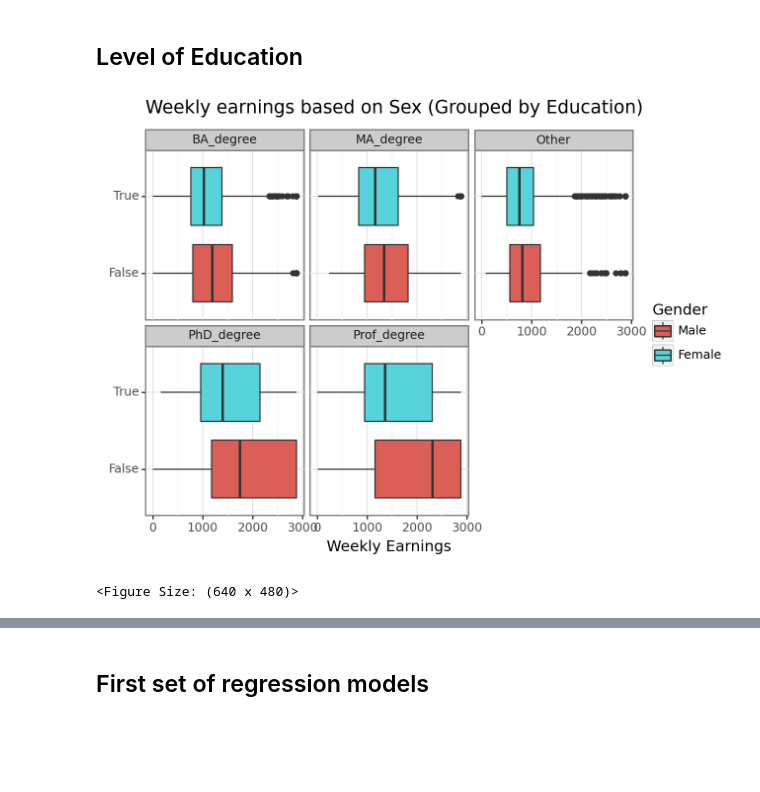
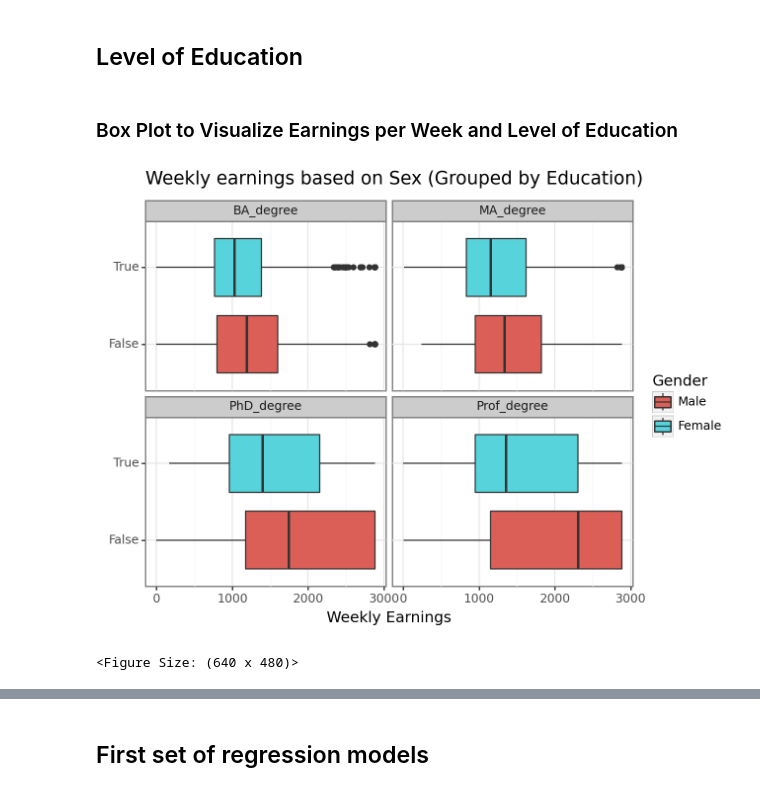
Before and after one commit to Iandrewburg/DA-2-ASSIGNMENT-1, a Jupyter notebook: DA_2_HW_1_Delivery.ipynb, the cells around one changed output, grey strips where cells are left out. Cells and saved outputs as stored; diff of their text form; code cells hidden in the pictures; blank space fills up the shorter version.

```diff
--- a/DA_2_HW_1_Delivery.ipynb
+++ b/DA_2_HW_1_Delivery.ipynb
@@ -169,17 +182,22 @@ def EducationLvl(row):
         return "Other"
 
 xc["Education"] = xc.apply(EducationLvl, axis = 1)
+# %% [markdown]
+### Box Plot to Visualize Earnings per Week and Level of Education
 # %%
+# Filter out the 'Other' category from your dataset
+xc_filtered = xc[xc['Education'] != 'Other']
+
 (
-    ggplot(data=xc) +
-    aes(x="female", y="earnwke", fill="female") +  # Corrected here
-    geom_boxplot() +
-    coord_flip() +
-    facet_wrap("~Education") +  # Assuming 'Education' is a column in your dataframe
-    theme_bw() +
-    scale_fill_discrete(labels=["Male", "Female"]) +
-    labs(title="Weekly earnings based on Sex (Grouped by Education)", x="", y="Weekly Earnings", fill="Gender")
+    ggplot(data=xc_filtered) +  # Use the filtered dataset without 'Other'
+    aes(x="female", y="earnwke", fill="female") +  # Map aesthetics
+    geom_boxplot() +  # Create boxplots
+    coord_flip() +  # Flip the axes
+    facet_wrap("~Education") +  # Facet by 'Education' levels
+    theme_bw() +  # Apply a black and white theme
+    scale_fill_discrete(labels=["Male", "Female"]) +  # Set discrete scale for fill with labels
+    labs(title="Weekly earnings based on Sex (Grouped by Education)", x="", y="Weekly Earnings", fill="Gender")  # Add labels
 )
 # %% [output]
-[figure, old version]
+[figure, new version]
 <Figure Size: (640 x 480)>
```
Also changed, not shown: parts of 23 cells of this notebook.
